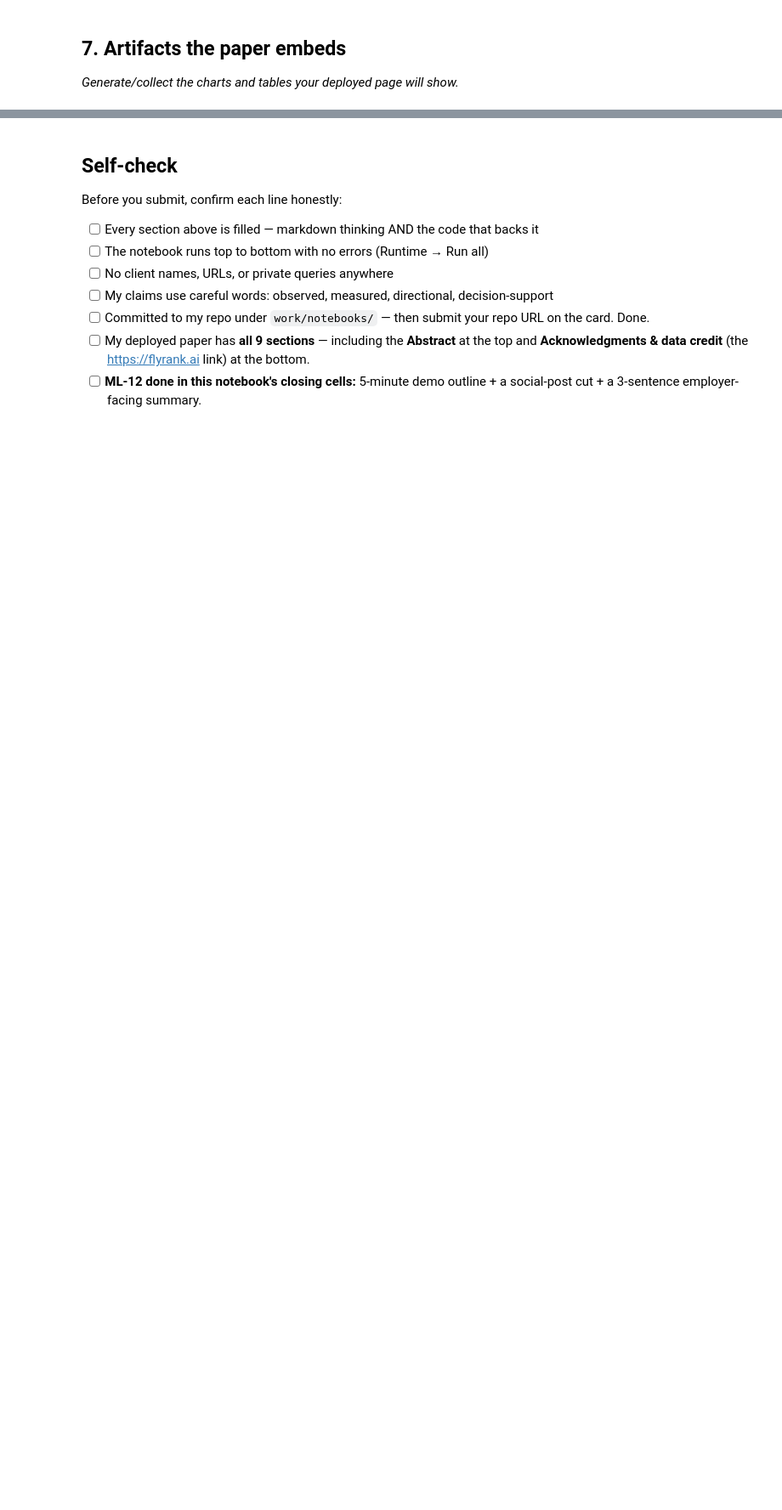
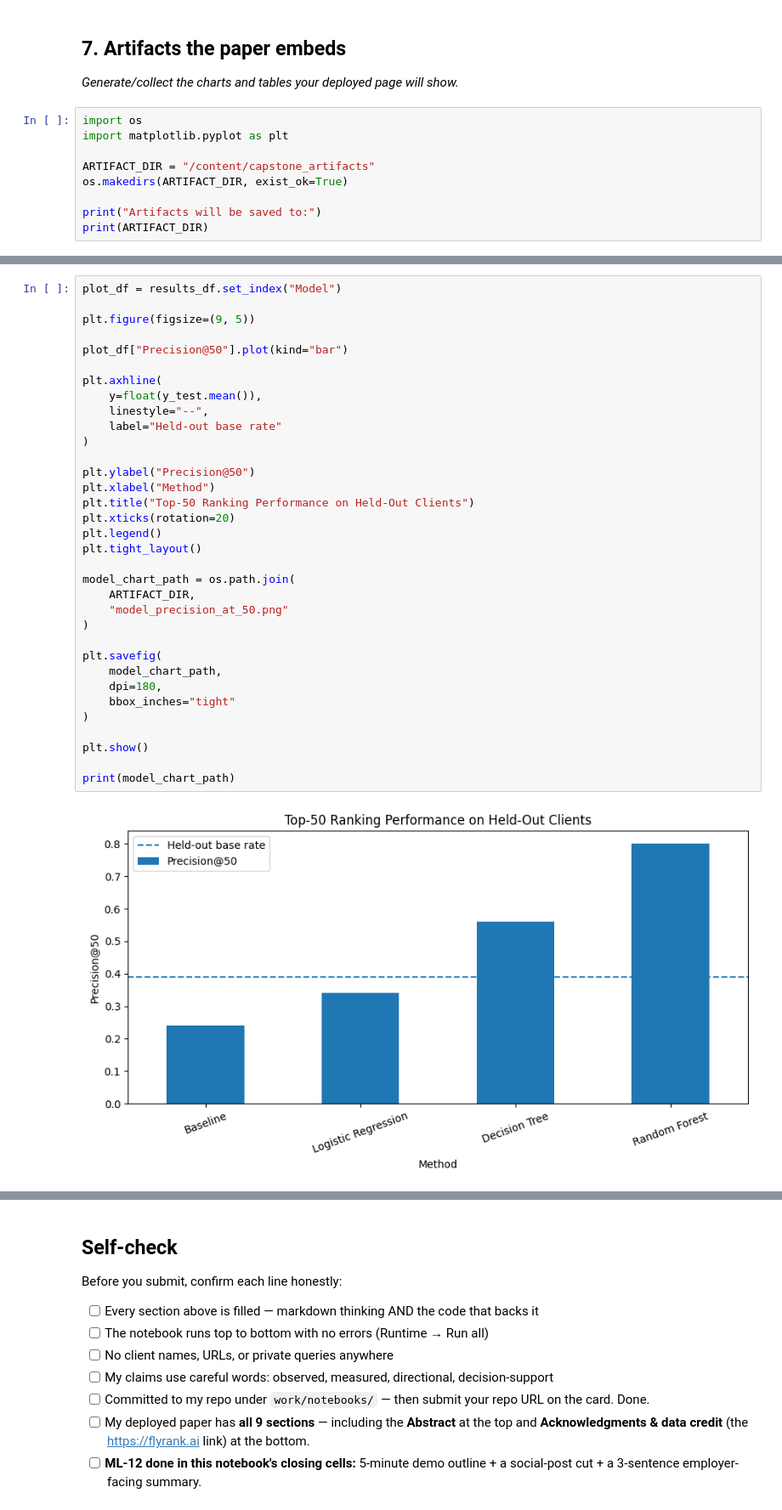
Before and after one commit to SyedaNehaBatool12/flyrank-ml-internship, a Jupyter notebook: work/notebooks/capstone.ipynb, the cells around one changed output, grey strips where cells are left out. Shown at 85% size. Drawn from its saved outputs; the diff is of its cells as text; blank space fills up the shorter version.

```diff
--- a/work/notebooks/capstone.ipynb
+++ b/work/notebooks/capstone.ipynb
@@ -34,3 +940,12 @@ This skeleton is yours to fill. Work the sections **in order** — each one has
 ## 7. Artifacts the paper embeds
 
 *Generate/collect the charts and tables your deployed page will show.*
+# %%
+import os
+import matplotlib.pyplot as plt
+
+ARTIFACT_DIR = "/content/capstone_artifacts"
+os.makedirs(ARTIFACT_DIR, exist_ok=True)
+
+print("Artifacts will be saved to:")
+print(ARTIFACT_DIR)
@@ -36,0 +955,36 @@ This skeleton is yours to fill. Work the sections **in order** — each one has
+# %%
+plot_df = results_df.set_index("Model")
+
+plt.figure(figsize=(9, 5))
+
+plot_df["Precision@50"].plot(kind="bar")
+
+plt.axhline(
+    y=float(y_test.mean()),
+    linestyle="--",
+    label="Held-out base rate"
+)
+
+plt.ylabel("Precision@50")
+plt.xlabel("Method")
+plt.title("Top-50 Ranking Performance on Held-Out Clients")
+plt.xticks(rotation=20)
+plt.legend()
+plt.tight_layout()
+
+model_chart_path = os.path.join(
+    ARTIFACT_DIR,
+    "model_precision_at_50.png"
+)
+
+plt.savefig(
+    model_chart_path,
+    dpi=180,
+    bbox_inches="tight"
+)
+
+plt.show()
+
+print(model_chart_path)
+# %% [output]
+[figure, added]
```
Also changed, not shown: parts of 31 cells of this notebook.
